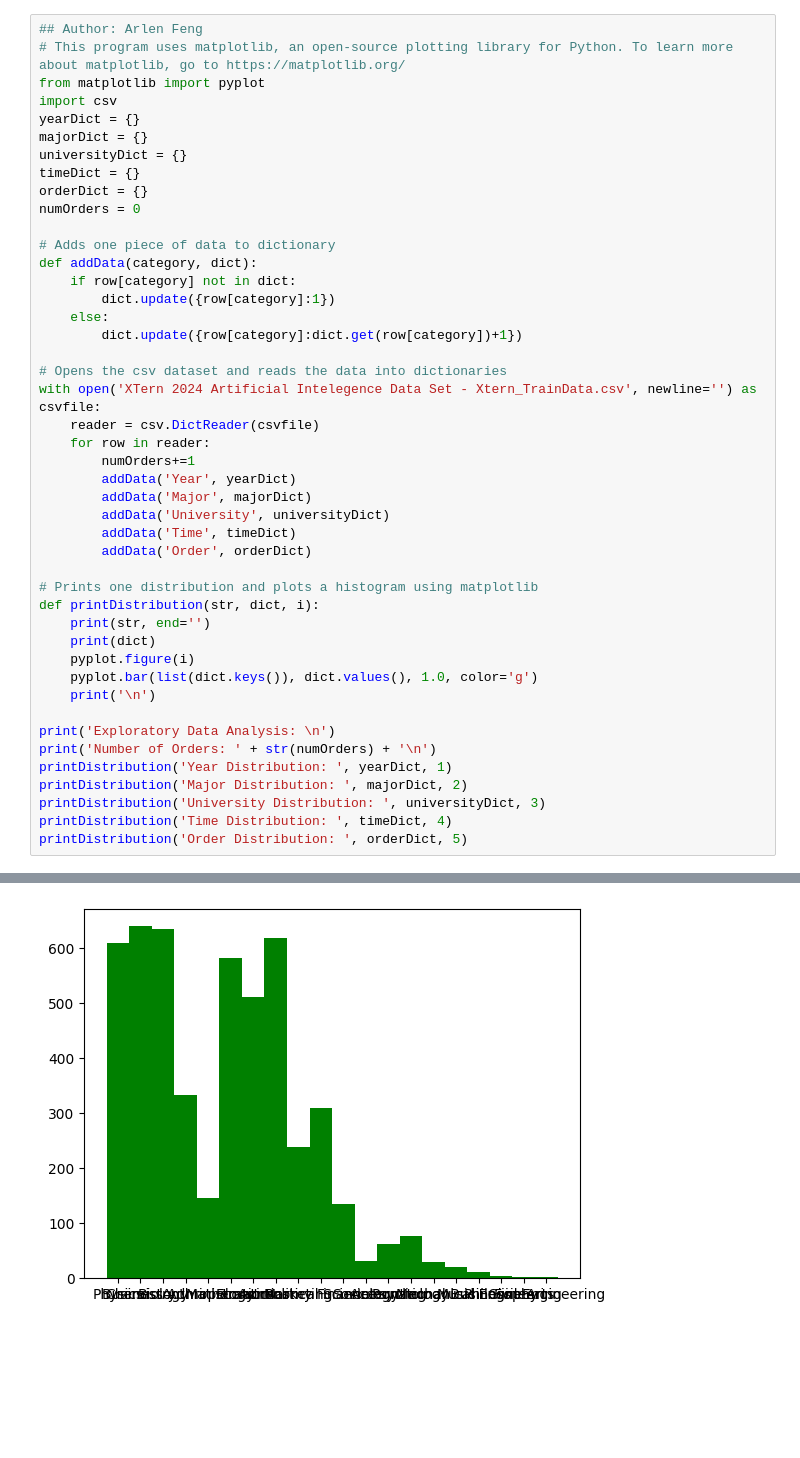
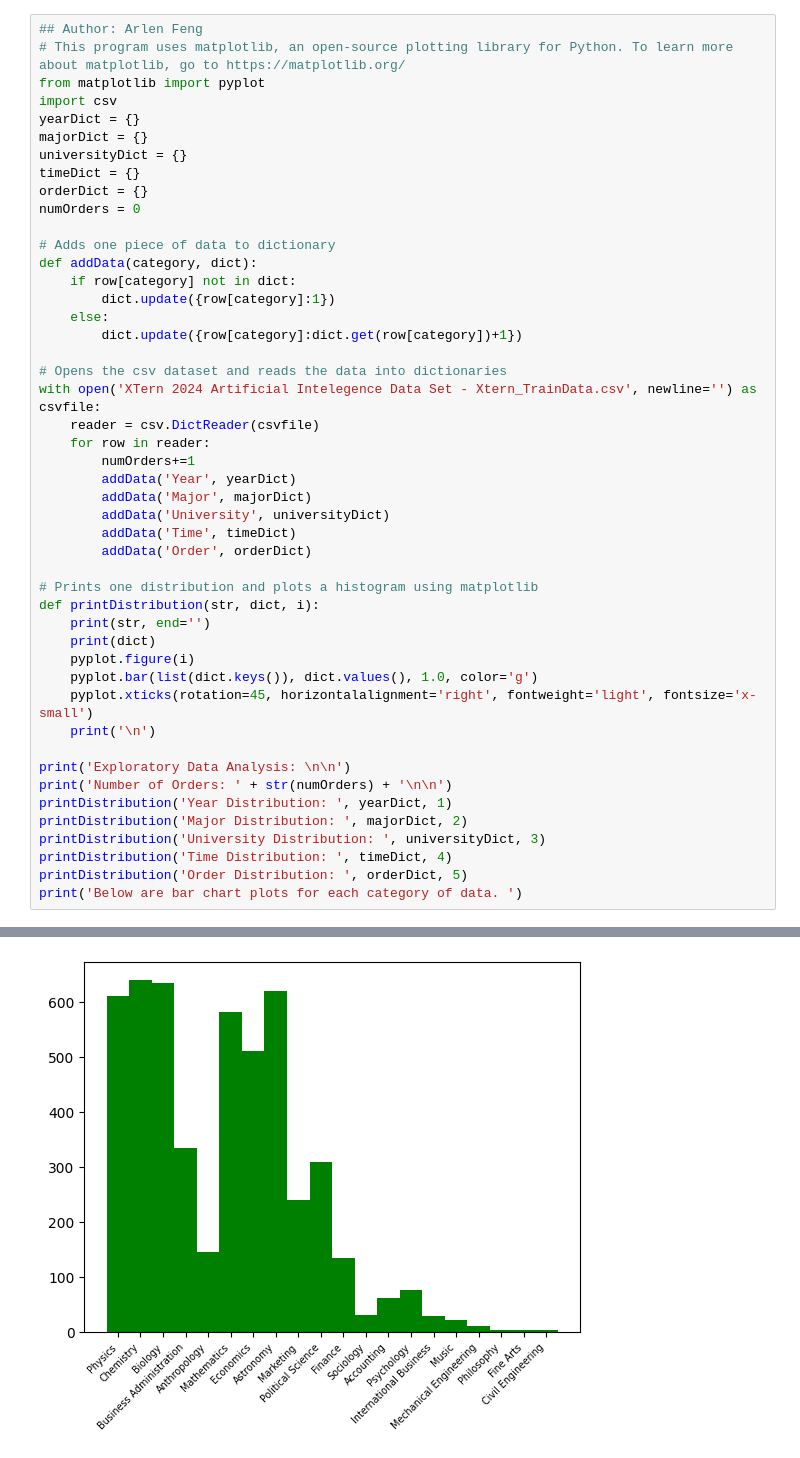
Before and after one commit to arlenf27/xtern-artificial-intelligence-work-sample-assessment, a Jupyter notebook: ExploratoryDataAnalysis.ipynb, the cells around one changed output, grey strips where cells are left out. Drawn from its saved outputs; the diff is of its cells as text; blank space fills up the shorter version.

Commit message:
Added README file and fixed formatting of distribution plots

```diff
--- a/ExploratoryDataAnalysis.ipynb
+++ b/ExploratoryDataAnalysis.ipynb
@@ -34,15 +34,17 @@ def printDistribution(str, dict, i):
     print(dict)
     pyplot.figure(i)
     pyplot.bar(list(dict.keys()), dict.values(), 1.0, color='g')
+    pyplot.xticks(rotation=45, horizontalalignment='right', fontweight='light', fontsize='x-small')
     print('\n')
 
-print('Exploratory Data Analysis: \n')
-print('Number of Orders: ' + str(numOrders) + '\n')
+print('Exploratory Data Analysis: \n\n')
+print('Number of Orders: ' + str(numOrders) + '\n\n')
 printDistribution('Year Distribution: ', yearDict, 1)
 printDistribution('Major Distribution: ', majorDict, 2)
 printDistribution('University Distribution: ', universityDict, 3)
 printDistribution('Time Distribution: ', timeDict, 4)
 printDistribution('Order Distribution: ', orderDict, 5)
+print('Below are bar chart plots for each category of data. ')
 # %% [output]
 Exploratory Data Analysis:
 
@@ -65 +67 @@ Order Distribution: {'Fried Catfish Basket': 490, 'Sugar Cream Pie': 512, 'India
-[figure, old version]
+[figure, new version]
```
Also changed, not shown: parts of 1 cell of this notebook, 1 other file.
